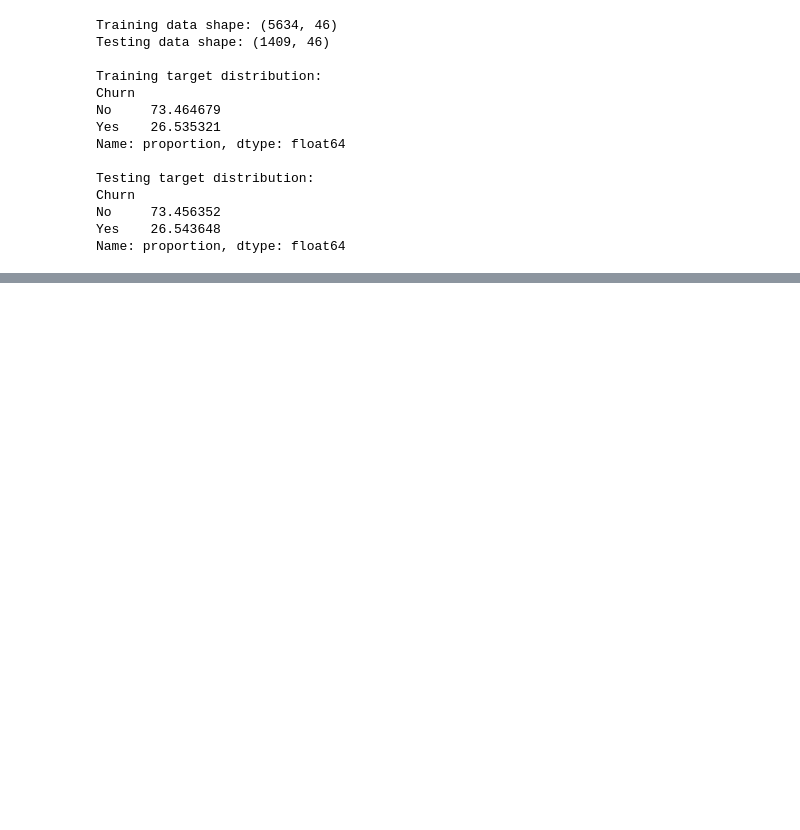
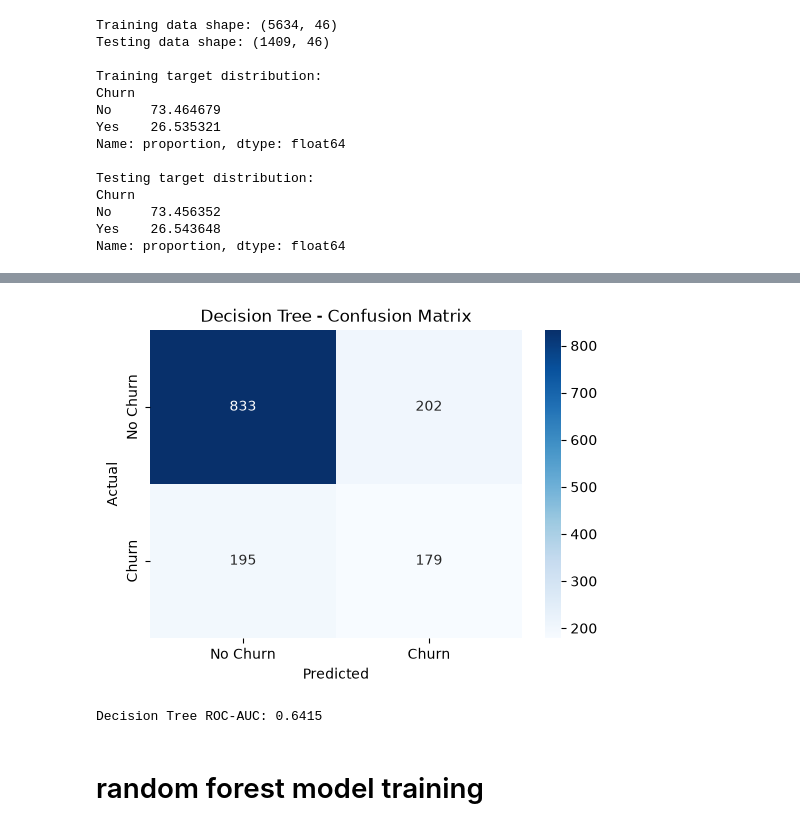
Before and after one commit to Teja694/customer-churn-prediction, a Jupyter notebook: notebooks/01_data_understanding.ipynb, the cells around one changed output, grey strips where cells are left out. Drawn from its saved outputs; the diff is of its cells as text; code cells hidden in the pictures; blank space fills up the shorter version.

```diff
--- a/notebooks/01_data_understanding.ipynb
+++ b/notebooks/01_data_understanding.ipynb
@@ -692,0 +832,11 @@ Name: proportion, dtype: float64
+# %%
+decision_tree_model = Pipeline(
+    steps=[
+        ("preprocessor", preprocessor),
+        ("classifier", DecisionTreeClassifier(
+            random_state=42
+        ))
+    ]
+)
+# %%
+decision_tree_model.fit(X_train, y_train)
@@ -692,0 +861,2 @@ Name: proportion, dtype: float64
+# %%
+dt_pred = decision_tree_model.predict(X_test)
@@ -692,0 +893,36 @@ Name: proportion, dtype: float64
+# %%
+dt_cm = confusion_matrix(y_test, dt_pred, labels=["No", "Yes"])
+
+plt.figure(figsize=(6, 4))
+
+sns.heatmap(
+    dt_cm,
+    annot=True,
+    fmt="d",
+    cmap="Blues",
+    xticklabels=["No Churn", "Churn"],
+    yticklabels=["No Churn", "Churn"]
+)
+
+plt.xlabel("Predicted")
+plt.ylabel("Actual")
+plt.title("Decision Tree - Confusion Matrix")
+plt.show()
+# %% [output]
+[figure, added]
+# %%
+dt_probability = decision_tree_model.predict_proba(X_test)
+
+yes_index = list(decision_tree_model.classes_).index("Yes")
+dt_churn_probability = dt_probability[:, yes_index]
+
+dt_roc_auc = roc_auc_score(
+    y_test == "Yes",
+    dt_churn_probability
+)
+
+print(f"Decision Tree ROC-AUC: {dt_roc_auc:.4f}")
+# %% [output]
+Decision Tree ROC-AUC: 0.6415
+# %% [markdown]
+# random forest model training
```
Also changed, not shown: parts of 37 cells of this notebook, 2 other files.
